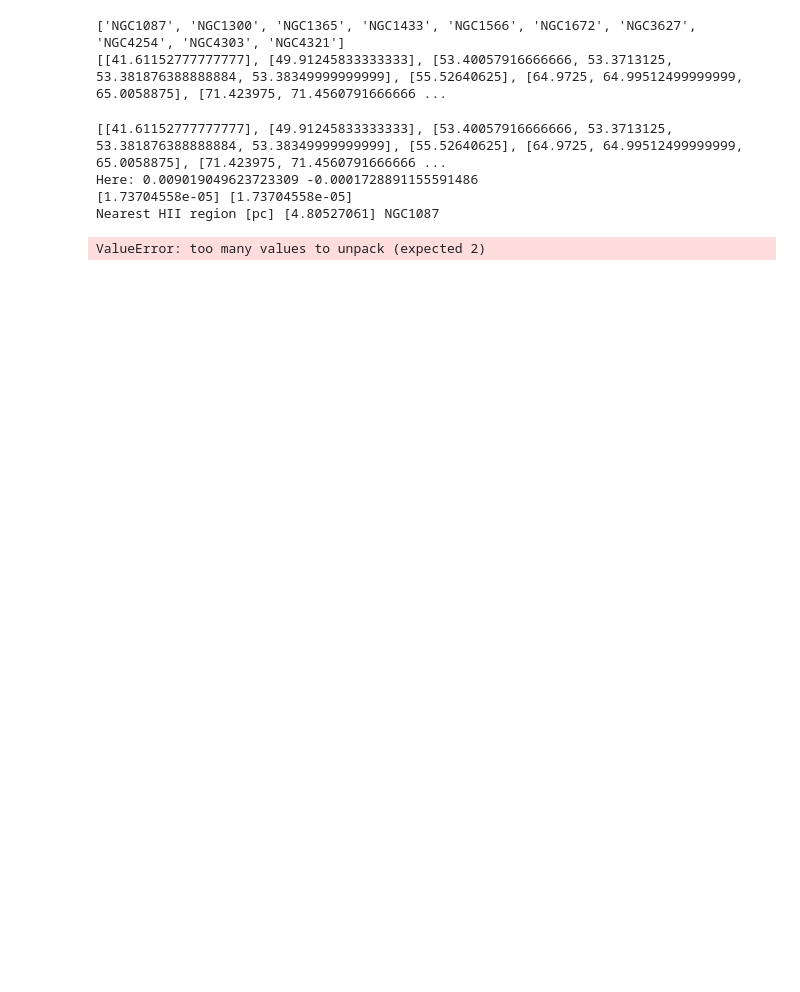
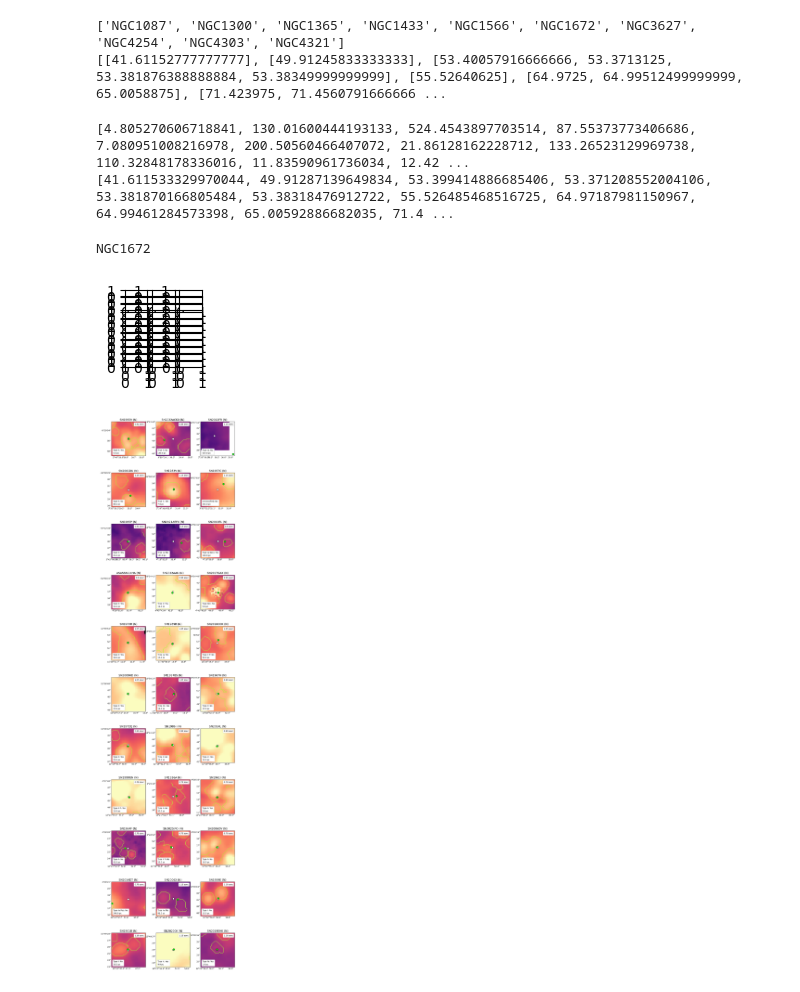
Before and after one commit to NessMayker/SNeHa, a Jupyter notebook: Code/1c.MUSE_Nearest_HII.ipynb, the cells around one changed output. Cells and saved outputs as stored; diff of their text form; code cells hidden in the pictures; blank space fills up the shorter version.

Commit message:
basic histogram of HII region distances

```diff
--- a/Code/1c.MUSE_Nearest_HII.ipynb
+++ b/Code/1c.MUSE_Nearest_HII.ipynb
@@ -188,11 +185,11 @@ def getPlotStuff(gal, img, res, HIIimg, names, types, ras, decs, dist, centerCoo
                 HIImaps.append(hii_map)
 
                 ### something broken here ###
-                near, idx = nearestHII(gal[i], HIIimg[i], centerCoord[i], galPA[i], galIncl[i], dist[i], ras[i][j], decs[i][j])
+                near, ra, dec = nearestHII(gal[i], HIIimg[i], centerCoord[i], galPA[i], galIncl[i], dist[i], ras[i][j], decs[i][j])
 
-                nearHII.append(near)
-                HIIra.append(ra)
-                HIIdec.append(dec)
+                nearHII.append(near[0])
+                HIIra.append(ra[0])
+                HIIdec.append(dec[0])
 
                 # organize SN information
                 SNnames.append(names[i][j])
@@ -217,20 +214,16 @@ def getPlotStuff(gal, img, res, HIIimg, names, types, ras, decs, dist, centerCoo
                 #print("no file for ")
                 pass
 
-    return(plots, wcss, HIImaps, hdus, SNnames, SNtypes, SNras, SNdecs, SNgals, dists, resolution, inHII, nearestHII, HIIra, HIIdec)
+    return(plots, wcss, HIImaps, hdus, SNnames, SNtypes, SNras, SNdecs, SNgals, dists, resolution, inHII, nearHII, HIIra, HIIdec)
 # %%
 # set up plots, wcs information, and HII maps for contours.
-print(ras)
-plots, wcss, HIImaps, hdus, SNnames, SNtypes, SNras, SNdecs, SNgals, dists, resolution, inHII, nearestHII, HIIra, HIIdec = getPlotStuff(gs, imgs, res, HIIimgs, names, types, ras, decs, dists, centerCoords, galPA, galIncl)
+plots, wcss, HIImaps, hdus, SNnames, SNtypes, SNras, SNdecs, SNgals, dists, resolution, inHII, nearHII, HIIra, HIIdec = getPlotStuff(gs, imgs, res, HIIimgs, names, types, ras, decs, dists, centerCoords, galPA, galIncl)
 
 # print(SNnames)
-print(len(SNnames))
-print(len(inHII))
+# print(len(SNnames))
+# print(len(inHII))
 print(nearHII)
 print(HIIra, HIIdec)
 # %% [output]
-[[41.61152777777777], [49.91245833333333], [53.40057916666666, 53.3713125, 53.381876388888884, 53.38349999999999], [55.52640625], [64.9725, 64.99512499999999, 65.0058875], [71.423975, 71.4560791666666 ...
-Here: 0.009019049623723309 -0.0001728891155591486
-[1.73704558e-05] [1.73704558e-05]
-Nearest HII region [pc] [4.80527061] NGC1087
+[4.805270606718841, 130.01600444193133, 524.4543897703514, 87.55373773406686, 7.080951008216978, 200.50560466407072, 21.86128162228712, 133.26523129969738, 110.32848178336016, 11.83590961736034, 12.42 ...
+[41.611533329970044, 49.91287139649834, 53.399414886685406, 53.371208552004106, 53.381870166805484, 53.38318476912722, 55.526485468516725, 64.97187981150967, 64.99461284573398, 65.00592886682035, 71.4 ...
-ValueError: too many values to unpack (expected 2)
@@ -251,6 +242,8 @@ for i in range(len(SNnames)):
 # print(legendLabels)
 # %%
 print(str(SNgals[10]))
+# %% [output]
+NGC1672
 # %%
 # set size of boxes
 
@@ -298,6 +291,7 @@ for j in range(len(SNgals)): # counter to count galaxy maps
     else:
         leglab= SNtypes[j] + ": " + inHII[j]
     legStr = str(resolution[j]) + " asec"
+    HIIleg = str(np.round(nearHII[j],0)) + " pc"
 
     #set up data to use astropy's cutout2D to plot subsections of galaxy map
     data = plots[j]
@@ -308,6 +302,7 @@ for j in range(len(SNgals)): # counter to count galaxy maps
     halfBox = angSizes[j][3]/2. # 500 pc in decimal degrees/2?
     #cutout2D needs skycoord position to carry units
     ra, dec = Angle(SNras[j] * u.degree), Angle(SNdecs[j] * u.degree)
+    HIIr,HIId = Angle(HIIra[j] * u.degree), Angle(HIIdec[j] * u.degree)
     raRad, decRad  = ra.radian * u.rad, dec.radian * u.rad
     position = SkyCoord(raRad, decRad) #position is center, use ra & dec of SN location
     #size = u.Quantity((20,20), u.arcsec) #size is size of box in arcsec
@@ -316,6 +311,7 @@ for j in range(len(SNgals)): # counter to count galaxy maps
     cutout = Cutout2D(logData, position, size, wcs)
     # use this new wcs when converting to pixels to add additional details to plot
     xval, yval = cutout.wcs.wcs_world2pix(ra,dec, 0)
+    HIIx, HIIy = cutout.wcs.wcs_world2pix(HIIr,HIId,0)
     # get HII data for contours
     HIICutout = Cutout2D(HIIData, position, size, wcs)
 
@@ -326,6 +322,7 @@ for j in range(len(SNgals)): # counter to count galaxy maps
     axs[m][n].imshow(cutout.data, cmap=current_cmap, aspect="equal", origin = "lower", vmin=1, vmax=4,interpolation = "nearest", zorder = 0)
     axs[m][n].scatter(xval, yval, color = "black", marker ="o", s = 60, zorder=2)
     axs[m][n].scatter(xval, yval, color = "white", marker = "o", s = 80, edgecolor="black",zorder = 2, label=leglab)
+    axs[m][n].scatter(HIIx, HIIy, color = "lime", marker = "o", s = 80, edgecolor="black",zorder = 2, label=HIIleg)
     axs[m][n].set_ylabel(" ")
     axs[m][n].set_xlabel(" ")
     axs[m][n].tick_params(axis = "both", direction = "in", length = 0)
@@ -345,30 +342,33 @@ for j in range(len(SNgals)): # counter to count galaxy maps
 
     #get spheres of influence
 #     spheres = angSizes[j][:-1]
 
 
 #     #get Pixel distance for scalebar
 #     pixDists=[]
 #     for i in range(len(spheres)-1):
 #         sphereEdgeRa, sphereEdgeDec = ra + Angle(spheres[i]*u.degree), dec + Angle(spheres[i]*u.degree)
 #         sphereEdgex, sphereEdgey = cutout.wcs.wcs_world2pix(sphereEdgeRa, sphereEdgeDec, 0)
 #         pixDistx, pixDisty = sphereEdgex-xval, sphereEdgey-yval
 #         pixDists.append(np.sqrt((pixDistx**2 + pixDisty**2)/2))
 
 #     lowerleftra  = ra.value + halfBox
 #     lowerleftdec = dec.value - halfBox + halfBox*0.1
 #     val=spheres[1]
 
 #     xArr, yArr = np.linspace(lowerleftra, lowerleftra-val, 100),np.linspace(lowerleftdec, lowerleftdec, 100)
 
 
     n+=1
     if n%PLOTS_PER_ROW==0:
         m+=1
         n=0
     p +=1
 
     plt.subplots_adjust(left = 0.1, bottom = 0.1, right = 0.99, top = 0.9, wspace = 0.3, hspace = 0.2)
 #plt.tight_layout(pad=0.5, w_pad=6.8, h_pad=1.0)
 fig.savefig("../Figures/Zooms_500pc.pdf", dpi=300)
 plt.show()
+# %% [output]
+[figure, added]
+[figure, added]
```
Also changed, not shown: parts of 4 cells of this notebook, 2 other files.
